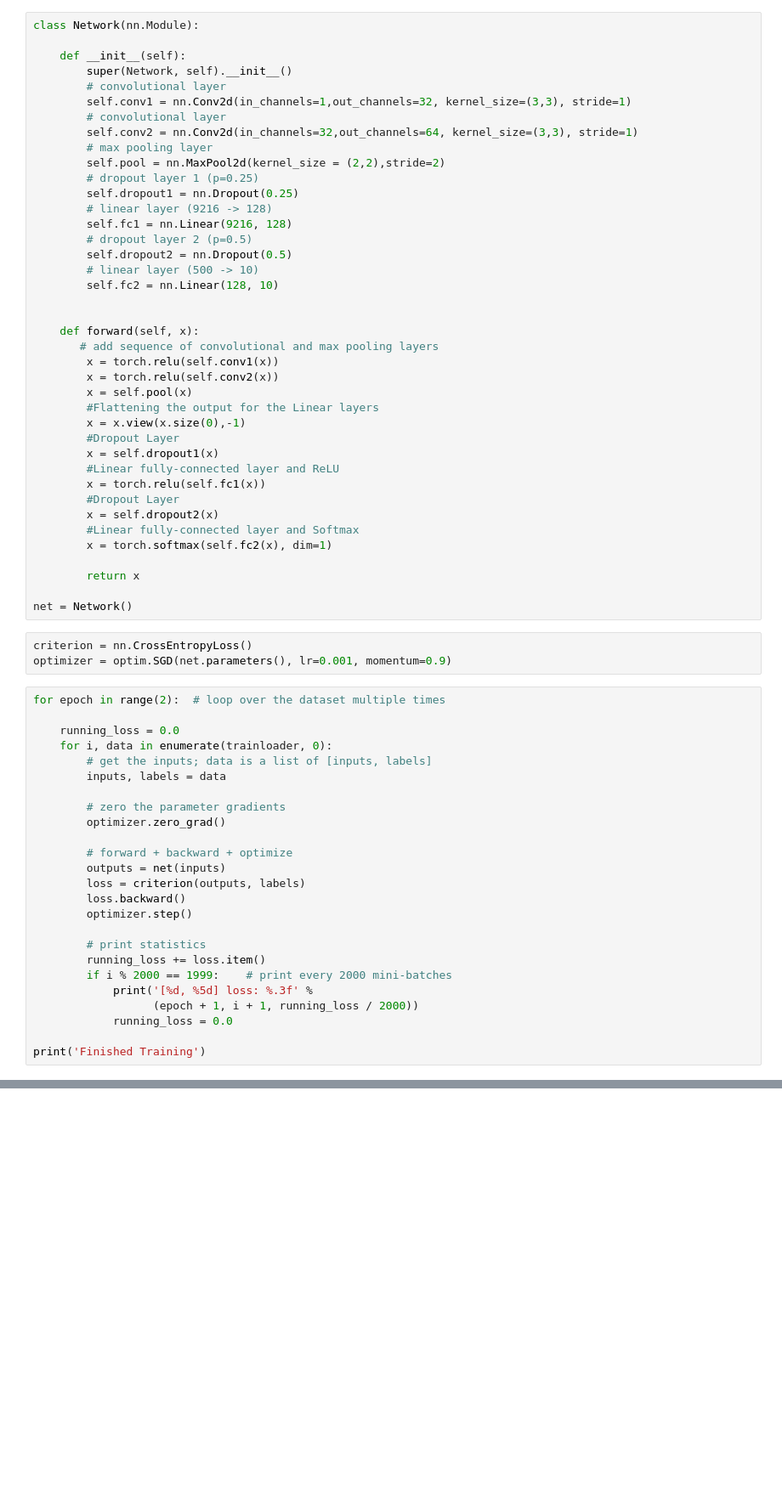
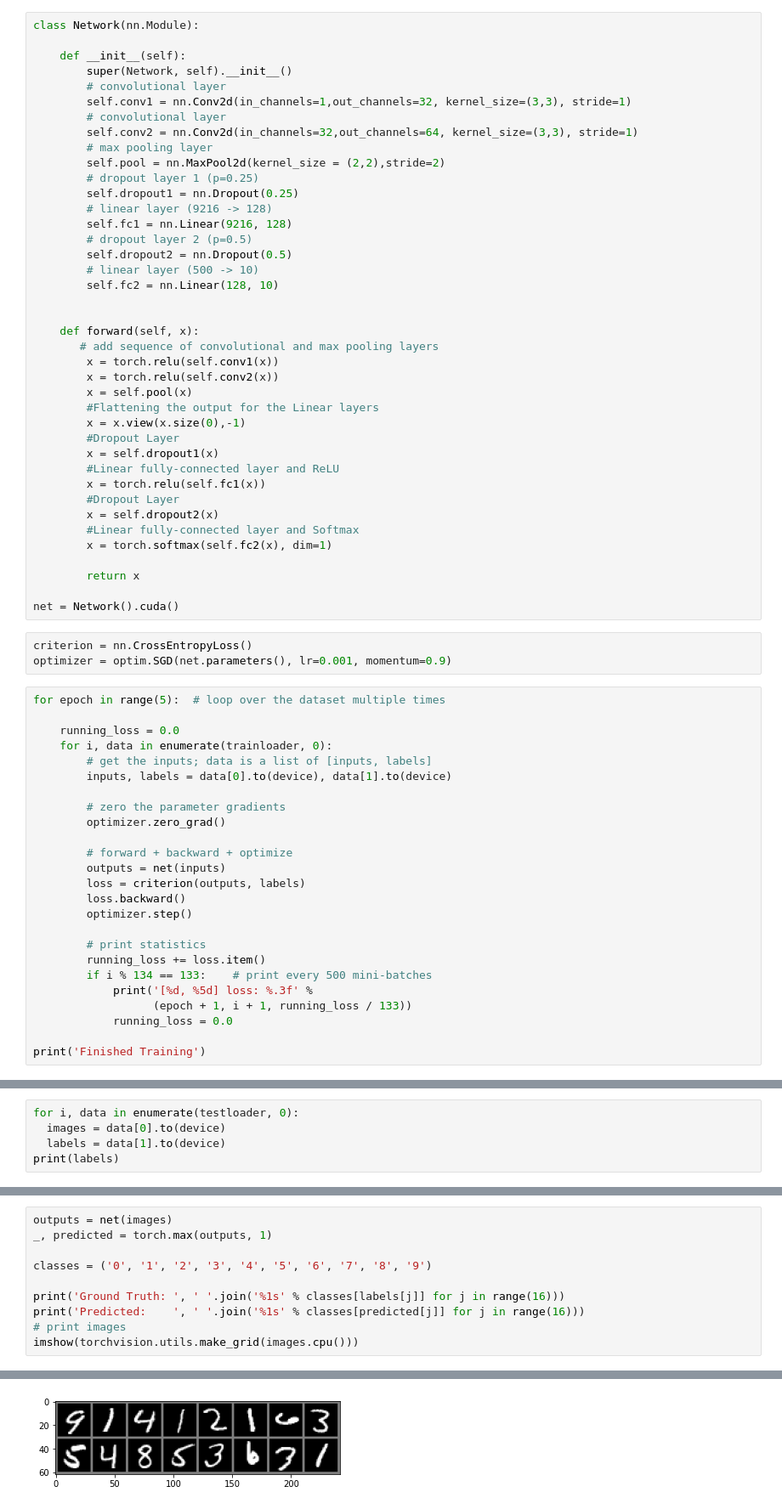
Before and after one commit to jelegend/ANN-MLsummerproject, a Jupyter notebook: MNIST_Classification_Model_[GPU].ipynb, the cells around one changed output, grey strips where cells are left out. Shown at 85% size. Cells and saved outputs as stored; diff of their text form; blank space fills up the shorter version.

```diff
--- a/MNIST_Classification_Model_[GPU].ipynb
+++ b/MNIST_Classification_Model_[GPU].ipynb
@@ -146,17 +87,17 @@ class Network(nn.Module):
 
         return x
 
-net = Network()
+net = Network().cuda()
 # %%
 criterion = nn.CrossEntropyLoss()
 optimizer = optim.SGD(net.parameters(), lr=0.001, momentum=0.9)
 # %%
-for epoch in range(2):  # loop over the dataset multiple times
+for epoch in range(5):  # loop over the dataset multiple times
 
     running_loss = 0.0
     for i, data in enumerate(trainloader, 0):
         # get the inputs; data is a list of [inputs, labels]
-        inputs, labels = data
+        inputs, labels = data[0].to(device), data[1].to(device)
 
         # zero the parameter gradients
         optimizer.zero_grad()
@@ -169,9 +110,9 @@ for epoch in range(2):  # loop over the dataset multiple times
 
         # print statistics
         running_loss += loss.item()
-        if i % 2000 == 1999:    # print every 2000 mini-batches
+        if i % 134 == 133:    # print every 500 mini-batches
             print('[%d, %5d] loss: %.3f' %
-                  (epoch + 1, i + 1, running_loss / 2000))
+                  (epoch + 1, i + 1, running_loss / 133))
             running_loss = 0.0
 
 print('Finished Training')
@@ -177,0 +137,5 @@ print('Finished Training')
+# %%
+for i, data in enumerate(testloader, 0):
+  images = data[0].to(device)
+  labels = data[1].to(device)
+print(labels)
@@ -177,0 +144,11 @@ print('Finished Training')
+# %%
+outputs = net(images)
+_, predicted = torch.max(outputs, 1)
+
+classes = ('0', '1', '2', '3', '4', '5', '6', '7', '8', '9')
+
+print('Ground Truth: ', ' '.join('%1s' % classes[labels[j]] for j in range(16)))
+print('Predicted:    ', ' '.join('%1s' % classes[predicted[j]] for j in range(16)))
+# print images
+imshow(torchvision.utils.make_grid(images.cpu()))
+# %% [output]
@@ -177,0 +157 @@ print('Finished Training')
+[figure, added]
```
Also changed, not shown: parts of 12 cells of this notebook.
